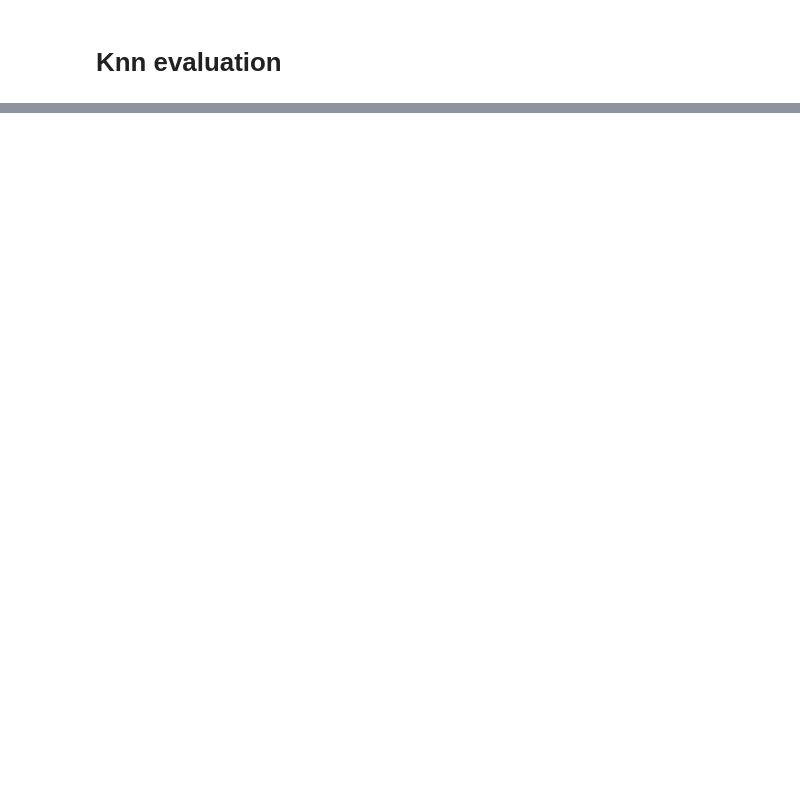
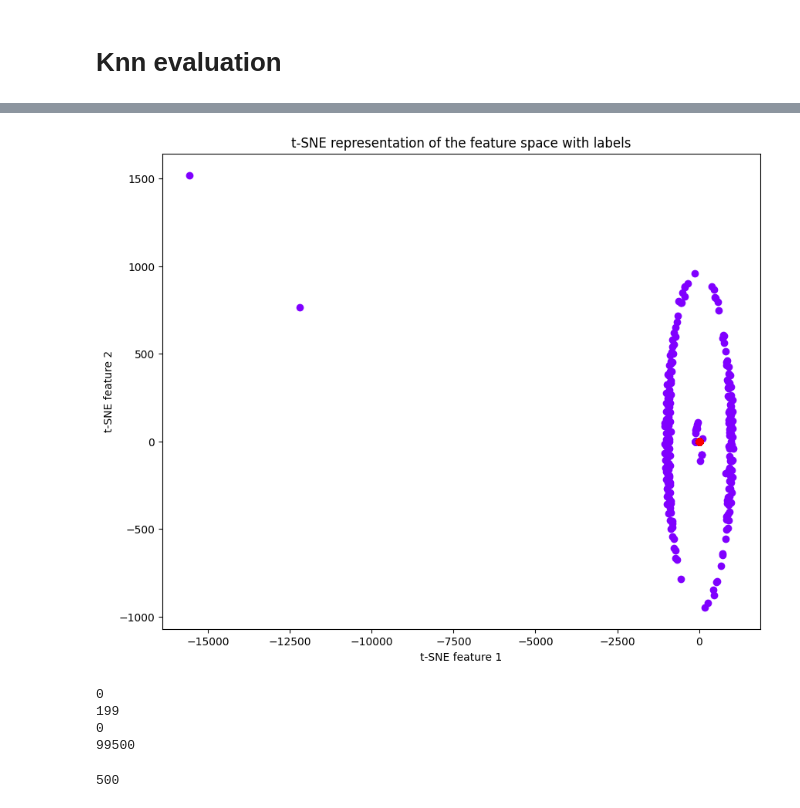
Before and after one commit to jneyzaguirre1/dino_evaluation, a Jupyter notebook: eval_knn.ipynb, the cells around one changed output, grey strips where cells are left out. Cells and saved outputs as stored; diff of their text form; code cells hidden in the pictures; blank space fills up the shorter version.

```diff
--- a/eval_knn.ipynb
+++ b/eval_knn.ipynb
@@ -84,0 +259,30 @@ dist.barrier()
+# %%
+
+colors = plt.cm.rainbow(np.linspace(0, 1, len(classes)))
+
+plt.figure(figsize=(10, 8))
+idx = 50
+for lab, col in zip(classes, colors):
+    mask = labels == lab
+    plt.scatter(X_embedded[mask, 0], X_embedded[mask, 1], label=lab, color=col)
+
+plt.title('t-SNE representation of the feature space with labels')
+plt.xlabel('t-SNE feature 1')
+plt.ylabel('t-SNE feature 2')
+#plt.legend(loc='best')
+plt.show()
+# %% [output]
+[figure, added]
+# %%
+print(np.min(labels))
+print(np.max(labels))
+print(np.argmin(labels))
+print(np.argmax(labels))
+
+np.count_nonzero(labels == 199)
+# %% [output]
+0
+199
+0
+99500
+500
```
Also changed, not shown: parts of 10 cells of this notebook, 1 other file.
